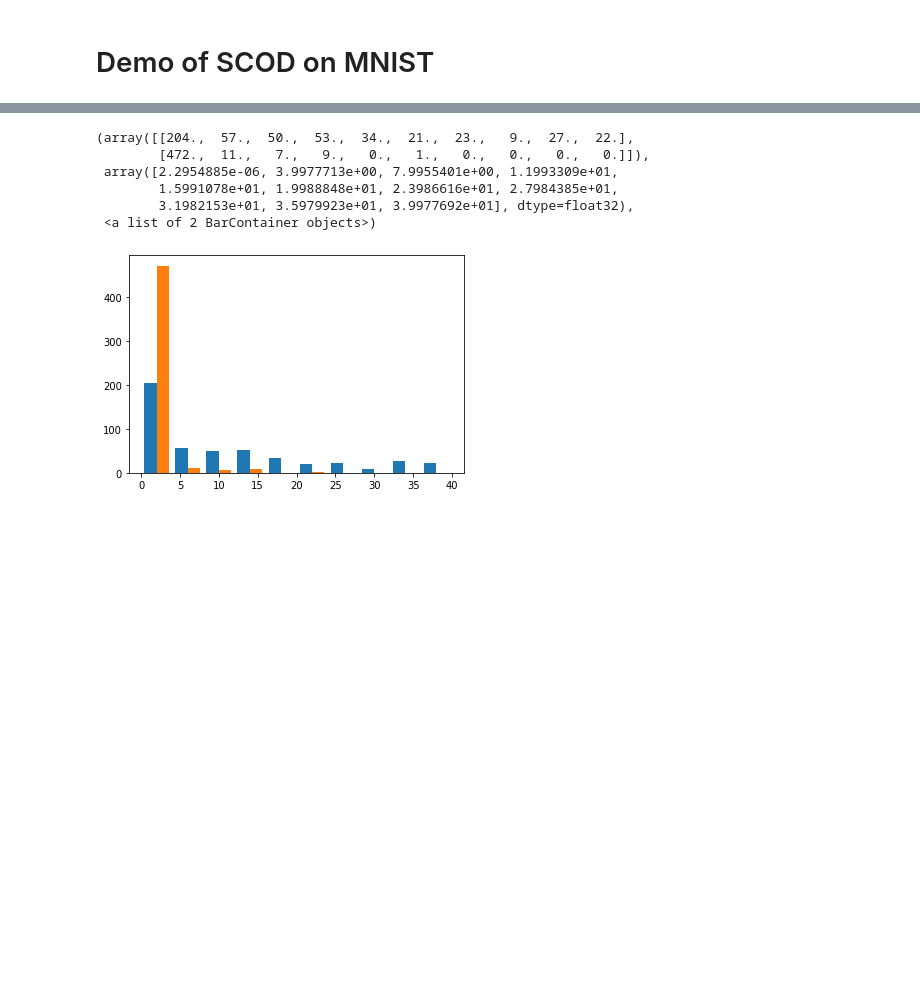
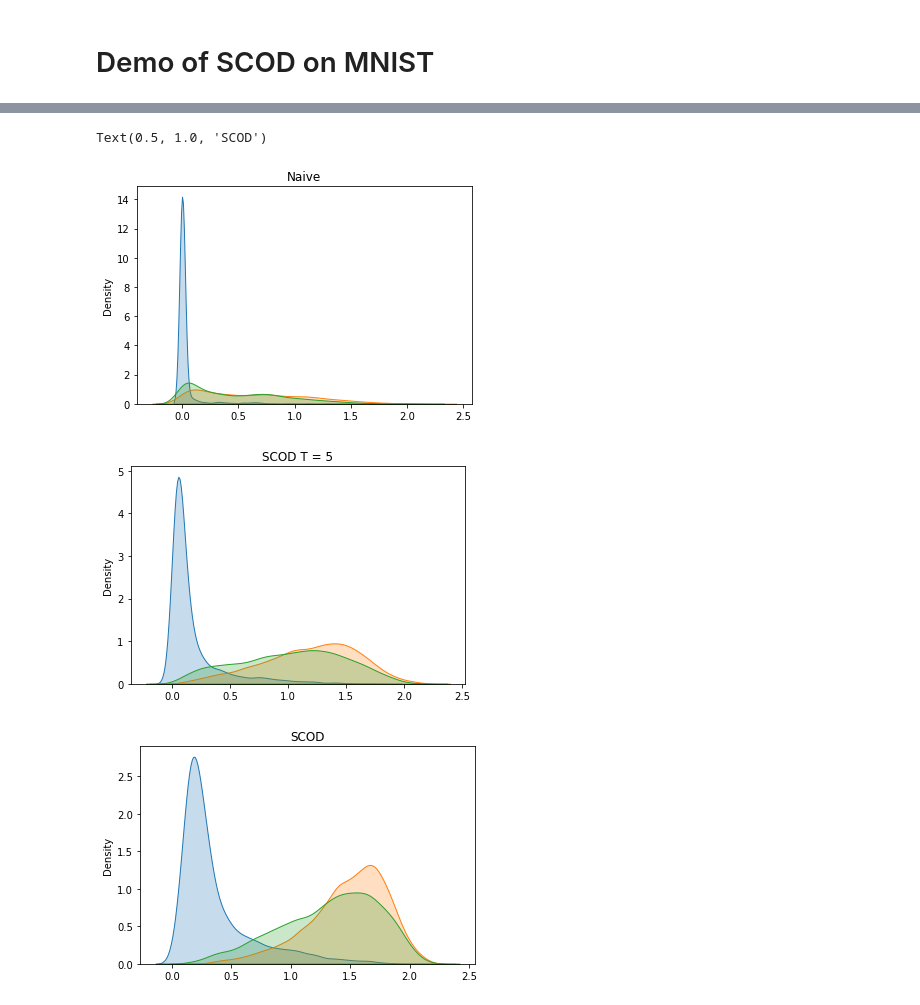
Before and after one commit to StanfordASL/scod-module, a Jupyter notebook: demos/MNIST.ipynb, the cells around one changed output, grey strips where cells are left out. Drawn from its saved outputs; the diff is of its cells as text; code cells hidden in the pictures; blank space fills up the shorter version.

```diff
--- a/demos/MNIST.ipynb
+++ b/demos/MNIST.ipynb
@@ -216,10 +234,24 @@ plt.show()
-# %%
-plt.hist([ood_uncs.detach().numpy(), val_uncs.detach().numpy()])
-# %% [output]
-(array([[204.,  57.,  50.,  53.,  34.,  21.,  23.,   9.,  27.,  22.],
-        [472.,  11.,   7.,   9.,   0.,   1.,   0.,   0.,   0.,   0.]]),
- array([2.2954885e-06, 3.9977713e+00, 7.9955401e+00, 1.1993309e+01,
-        1.5991078e+01, 1.9988848e+01, 2.3986616e+01, 2.7984385e+01,
-        3.1982153e+01, 3.5979923e+01, 3.9977692e+01], dtype=float32),
- <a list of 2 BarContainer objects>)
-[figure, removed]
+# %%
+import seaborn as sns
+plt.figure()
+sns.kdeplot(val_base.detach().cpu(), fill=True)
+sns.kdeplot(ood_base.detach().cpu(), fill=True)
+sns.kdeplot(kmnist_base.detach().cpu(), fill=True)
+plt.title("Naive")
+
+plt.figure()
+sns.kdeplot(val_uncs.detach().cpu(), fill=True)
+sns.kdeplot(ood_uncs.detach().cpu(), fill=True)
+sns.kdeplot(kmnist_uncs.detach().cpu(), fill=True)
+plt.title("SCOD T = 5")
+
+plt.figure()
+sns.kdeplot(val_uncs_full.detach().cpu(), fill=True)
+sns.kdeplot(ood_uncs_full.detach().cpu(), fill=True)
+sns.kdeplot(kmnist_uncs_full.detach().cpu(), fill=True)
+plt.title("SCOD")
+# %% [output]
+Text(0.5, 1.0, 'SCOD')
+[figure, added]
+[figure, added]
+[figure, added]
```
Also changed, not shown: parts of 15 cells of this notebook, 2 other files.
